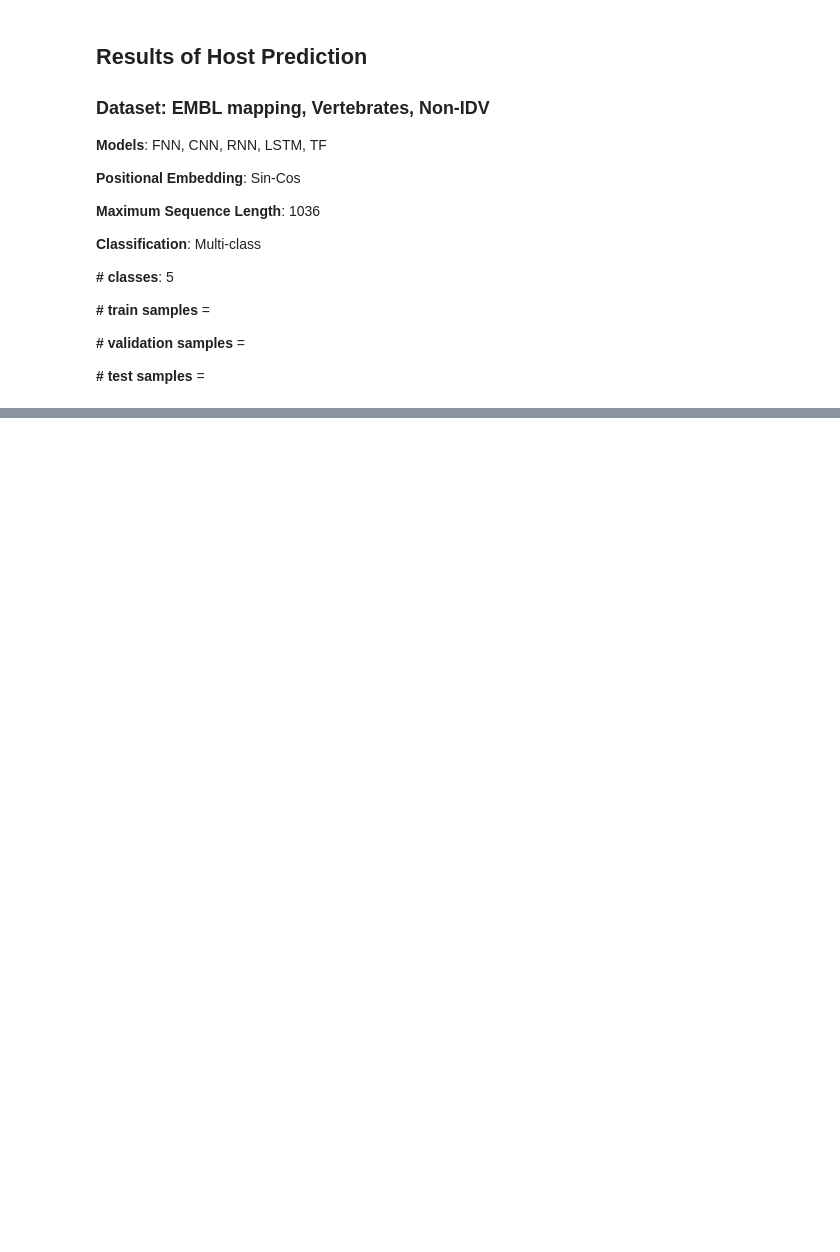
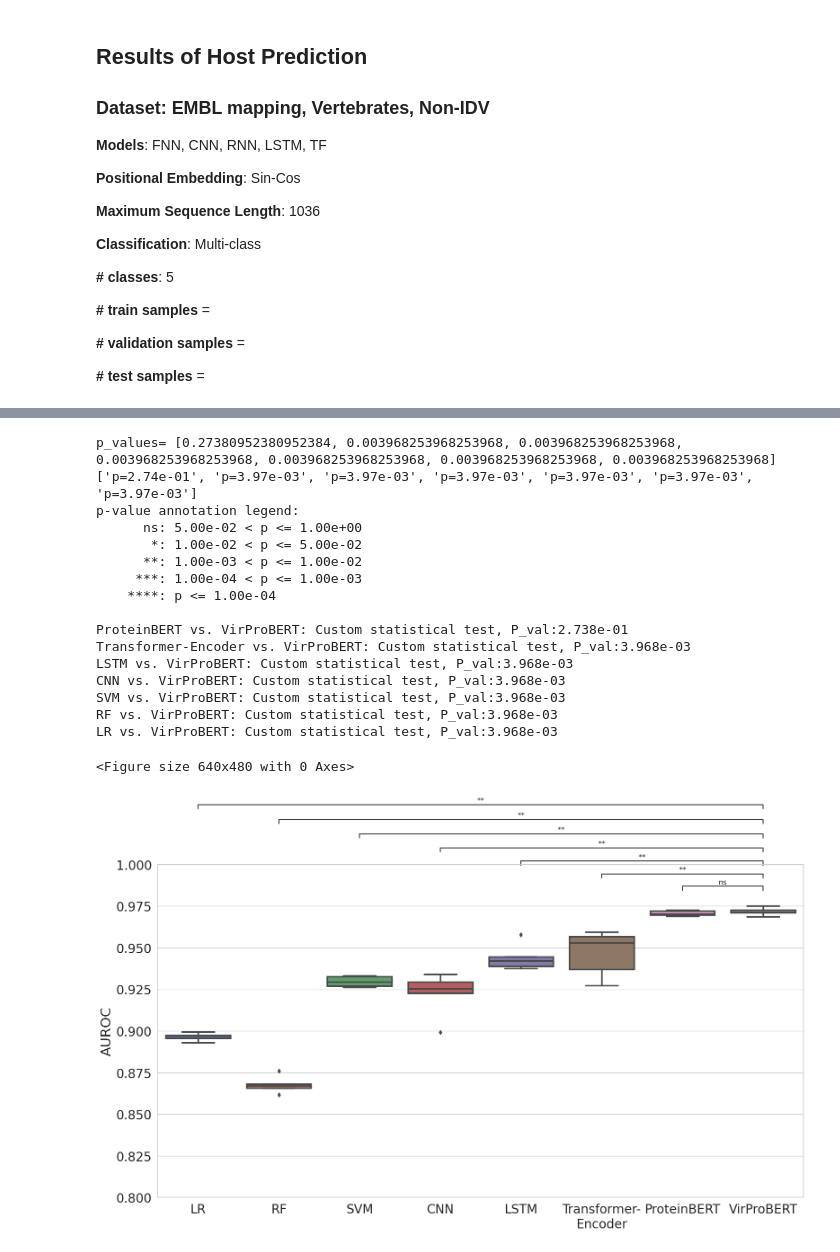
Before and after one commit to NSF-COMPASS-Center/HAVEN, a Jupyter notebook: src/jupyter_notebooks/results-analysis/uniref90/embl/uniref90_all_models_auprc_stats_analysis.ipynb, the cells around one changed output, grey strips where cells are left out. Saved outputs shown, nothing was run; the diff lists cells and outputs as text; code cells hidden in the pictures; blank space fills up the shorter version.

```diff
--- a/src/jupyter_notebooks/results-analysis/uniref90/embl/uniref90_all_models_auprc_stats_analysis.ipynb
+++ b/src/jupyter_notebooks/results-analysis/uniref90/embl/uniref90_all_models_auprc_stats_analysis.ipynb
@@ -199,2 +220,21 @@ CNN vs. VirProBERT: Mann-Whitney-Wilcoxon test two-sided, P_val:1.219e-02 U_stat
 # %%
-plot_boxplot_w_stat_tests(df, "auroc", location="outside")
+plot_boxplot_w_stat_tests(df, "auroc", location="outside", ylim=(0.8, 1.0))
+# %% [output]
+p_values= [0.27380952380952384, 0.003968253968253968, 0.003968253968253968, 0.003968253968253968, 0.003968253968253968, 0.003968253968253968, 0.003968253968253968]
+['p=2.74e-01', 'p=3.97e-03', 'p=3.97e-03', 'p=3.97e-03', 'p=3.97e-03', 'p=3.97e-03', 'p=3.97e-03']
+p-value annotation legend:
+      ns: 5.00e-02 < p <= 1.00e+00
+       *: 1.00e-02 < p <= 5.00e-02
+      **: 1.00e-03 < p <= 1.00e-02
+     ***: 1.00e-04 < p <= 1.00e-03
+    ****: p <= 1.00e-04
+
+ProteinBERT vs. VirProBERT: Custom statistical test, P_val:2.738e-01
+Transformer-Encoder vs. VirProBERT: Custom statistical test, P_val:3.968e-03
+LSTM vs. VirProBERT: Custom statistical test, P_val:3.968e-03
+CNN vs. VirProBERT: Custom statistical test, P_val:3.968e-03
+SVM vs. VirProBERT: Custom statistical test, P_val:3.968e-03
+RF vs. VirProBERT: Custom statistical test, P_val:3.968e-03
+LR vs. VirProBERT: Custom statistical test, P_val:3.968e-03
+<Figure size 640x480 with 0 Axes>
+[figure, added]
```
Also changed, not shown: parts of 7 cells of this notebook, 3 other files.
